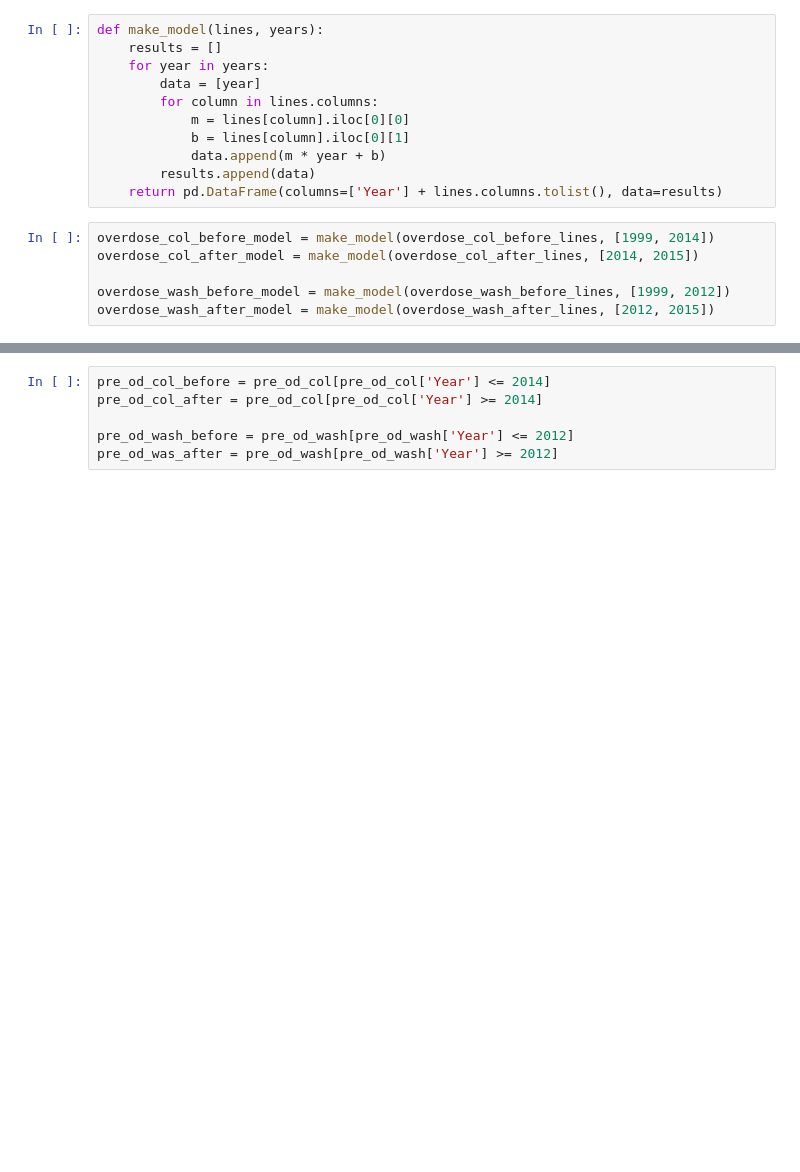
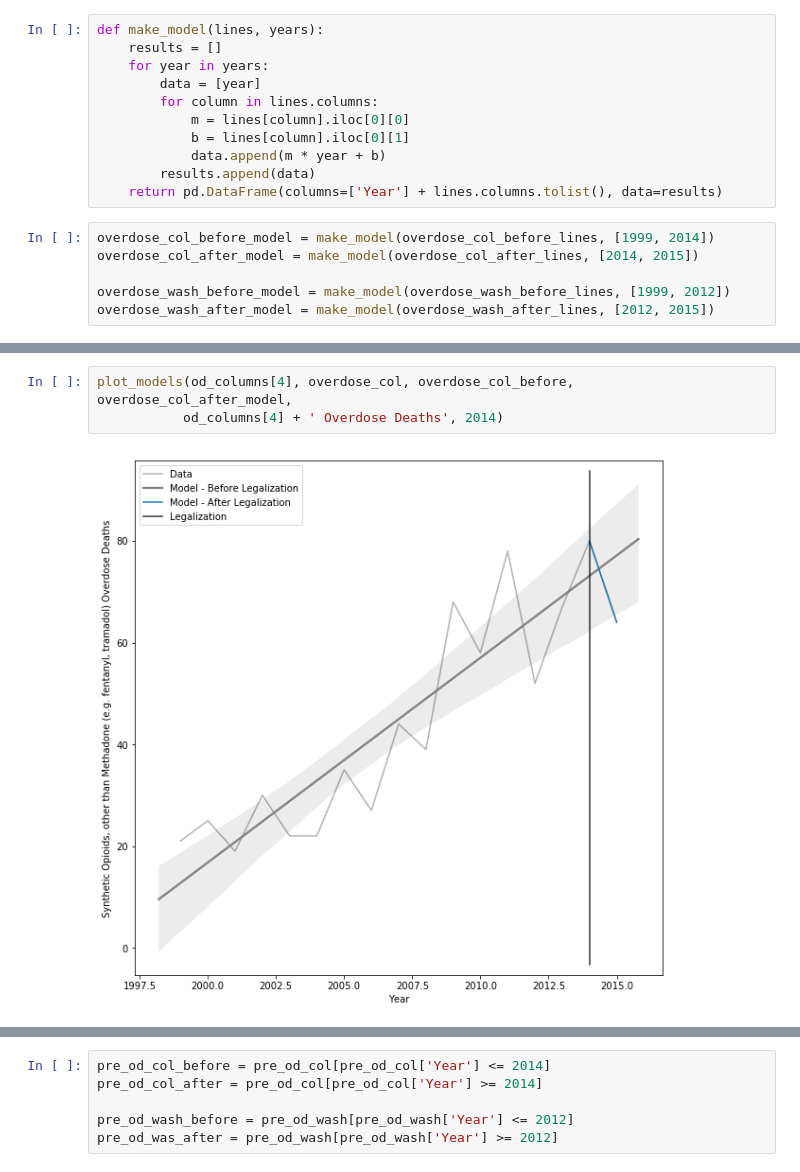
Before and after one commit to displaced-lobster/BDC2019, a Jupyter notebook: Recreational Cannabis.ipynb, the cells around one changed output, grey strips where cells are left out. Saved outputs shown, nothing was run; the diff lists cells and outputs as text; blank space fills up the shorter version.

```diff
--- a/Recreational Cannabis.ipynb
+++ b/Recreational Cannabis.ipynb
@@ -300,0 +244,5 @@ plt.show()
+# %%
+plot_models(od_columns[4], overdose_col, overdose_col_before, overdose_col_after_model,
+           od_columns[4] + ' Overdose Deaths', 2014)
+# %% [output]
+[figure, added]
```
Also changed, not shown: parts of 26 cells of this notebook.
